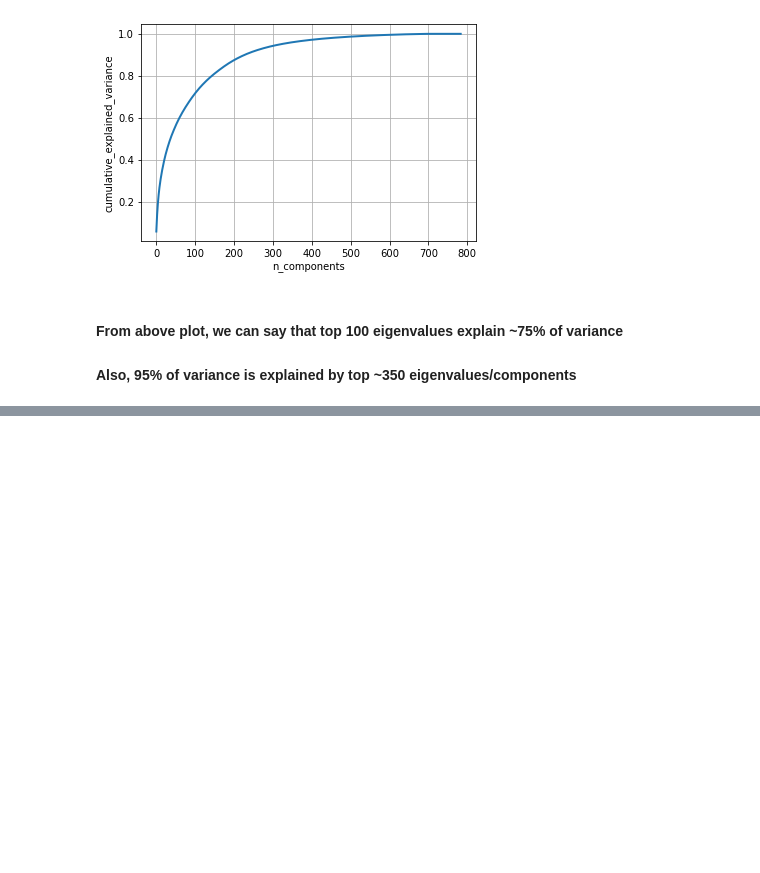
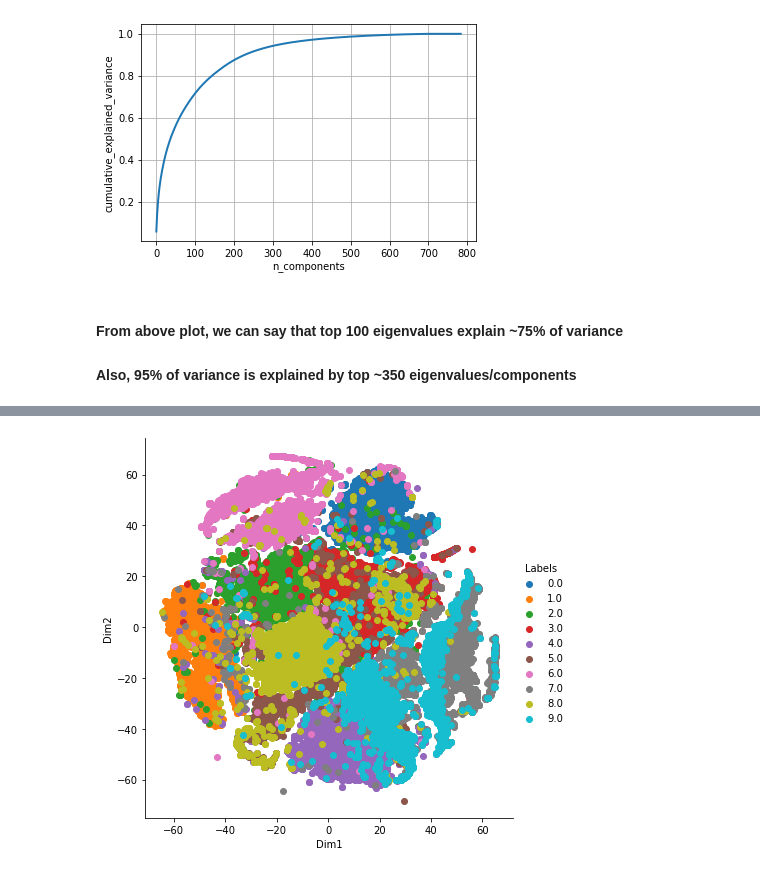
Before and after one commit to parikshitshinge/MNIST-digit-recognizer, a Jupyter notebook: MNIST Digit Recognizer.ipynb, the cells around one changed output, grey strips where cells are left out. Cells and saved outputs as stored; diff of their text form; code cells hidden in the pictures; blank space fills up the shorter version.

Commit message:
Converted & Visualized 784-D to 2-D data using t-SNE method

```diff
--- a/MNIST Digit Recognizer.ipynb
+++ b/MNIST Digit Recognizer.ipynb
@@ -220,0 +224,28 @@ plt.show()
+# %%
+# create sample of 5k rows
+# [Update] Later changed this to have full dataset of 42k rows & 784 columns
+data_5k = standardized_data
+labels_5k = labels
+# %%
+# Lets run t-SNE on this sample
+from sklearn.manifold import TSNE
+
+model = TSNE(n_components=2, random_state=0)
+
+# Configure the parameters
+# No. of components = 2
+# default perplexity = 30
+# default learning rate = 200
+# default max no. of iterations for optimization = 1000
+
+tsne_data = model.fit_transform(data_5k)
+
+# Create DF to plot
+tsne_data = np.vstack((tsne_data.T, labels_5k)).T
+tsne_df = pd.DataFrame(data=tsne_data, columns=("Dim1", "Dim2", "Labels"))
+
+# Plot result
+sns.FacetGrid(tsne_df, hue="Labels", height=6).map(plt.scatter, 'Dim1', 'Dim2').add_legend()
+plt.show()
+# %% [output]
+[figure, added]
```
Also changed, not shown: parts of 1 cell of this notebook.
